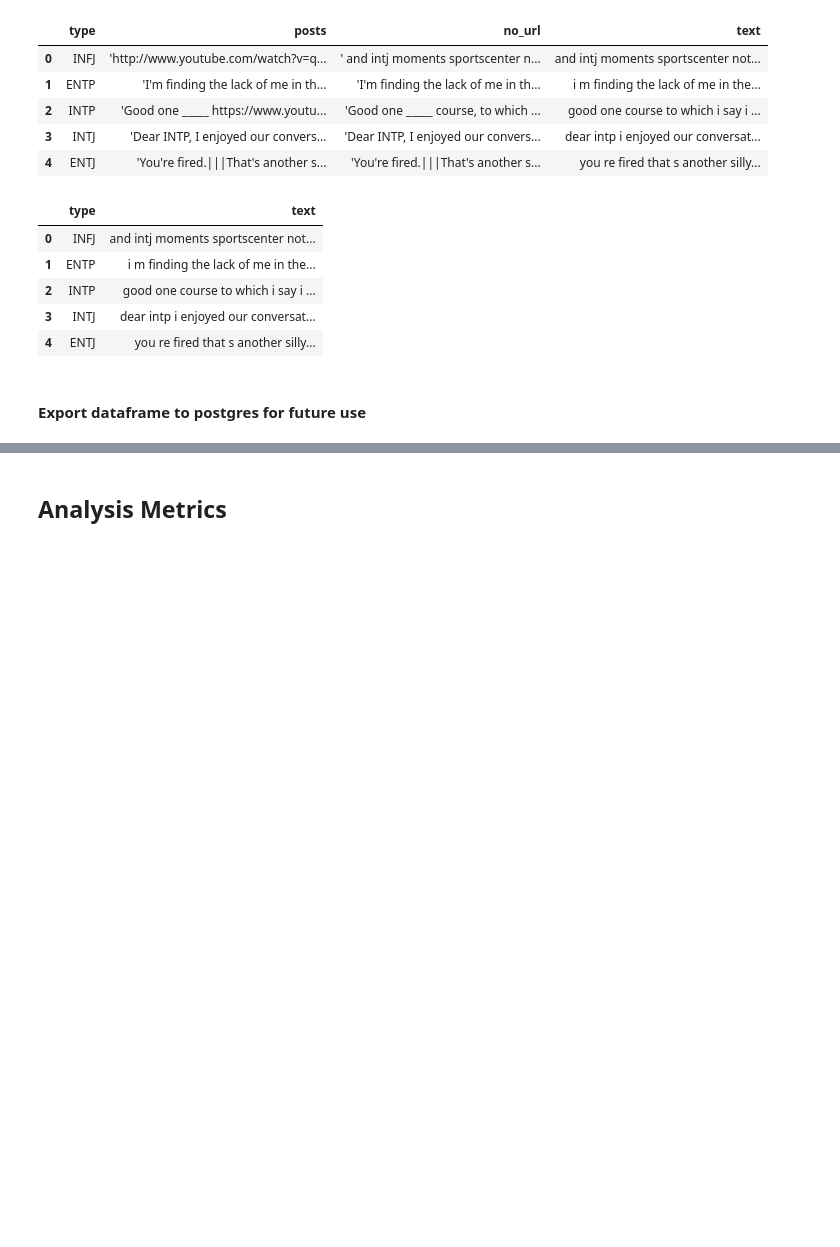
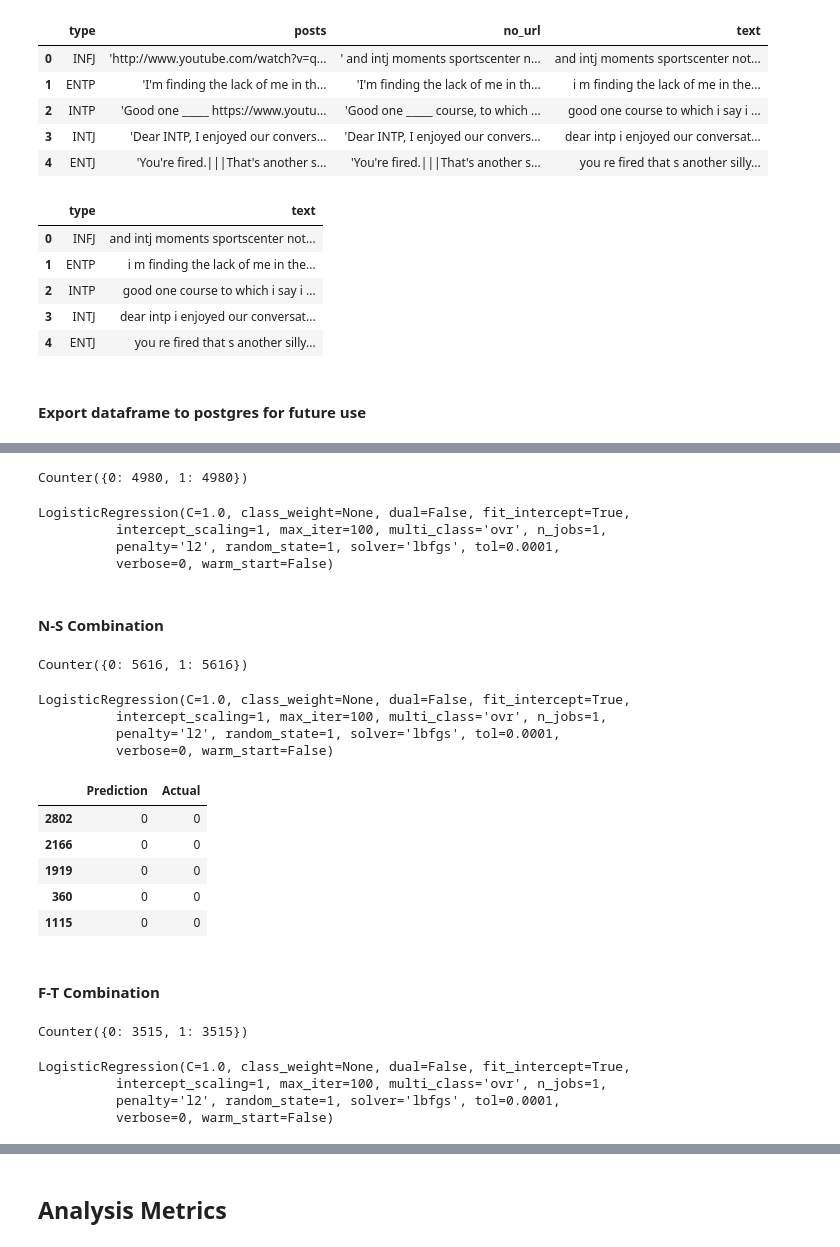
Before and after one commit to shaunwang1350/MyersBriggsMLProject, a Jupyter notebook: Notebooks/Master_notebook/Final Combined Model.ipynb, the cells around one changed output, grey strips where cells are left out. Saved outputs shown, nothing was run; the diff lists cells and outputs as text; code cells hidden in the pictures; blank space fills up the shorter version.

```diff
--- a/Notebooks/Master_notebook/Final Combined Model.ipynb
+++ b/Notebooks/Master_notebook/Final Combined Model.ipynb
@@ -490,0 +402,22 @@ clf_JP_pred.head()
+# %%
+# implement random oversampling
+from imblearn.over_sampling import RandomOverSampler
+ros = RandomOverSampler(random_state=1)
+
+y_EI_train = y_all_train['E0-I1']
+y_EI_test = y_all_test['E0-I1']
+
+X_resampled_ros, y_EI_resampled_ros = ros.fit_sample(X_train, y_EI_train)
+
+from collections import Counter
+Counter(y_EI_resampled_ros)
+# %% [output]
+Counter({0: 4980, 1: 4980})
+# %%
+# Fit E-I combination with oversampled x_train and y_EI_train
+classifier.fit(X_resampled_ros, y_EI_resampled_ros)
+# %% [output]
+LogisticRegression(C=1.0, class_weight=None, dual=False, fit_intercept=True,
+          intercept_scaling=1, max_iter=100, multi_class='ovr', n_jobs=1,
+          penalty='l2', random_state=1, solver='lbfgs', tol=0.0001,
+          verbose=0, warm_start=False)
@@ -490,0 +431,32 @@ clf_JP_pred.head()
+# %% [markdown]
+#### N-S Combination
+# %%
+# resample N-S combination
+y_NS_train = y_all_train['N0-S1']
+y_NS_test = y_all_test['N0-S1']
+
+X_resampled_ros, y_NS_resampled_ros = ros.fit_sample(X_train, y_NS_train)
+
+Counter(y_NS_resampled_ros)
+# %% [output]
+Counter({0: 5616, 1: 5616})
+# %%
+# Fit N-S combination with oversampled x_train and y_NS_train
+classifier.fit(X_resampled_ros, y_NS_resampled_ros)
+# %% [output]
+LogisticRegression(C=1.0, class_weight=None, dual=False, fit_intercept=True,
+          intercept_scaling=1, max_iter=100, multi_class='ovr', n_jobs=1,
+          penalty='l2', random_state=1, solver='lbfgs', tol=0.0001,
+          verbose=0, warm_start=False)
+# %%
+# Predict outcomes for test data set
+y_NS_pred_ros = classifier.predict(X_test)
+NS_result = pd.DataFrame({"Prediction": y_NS_pred_ros, "Actual": y_NS_test})
+NS_result.head(5)
+# %% [output]
+|  | Prediction | Actual |
+| 2802 | 0 | 0 |
+| 2166 | 0 | 0 |
+| 1919 | 0 | 0 |
+| 360 | 0 | 0 |
+| 1115 | 0 | 0 |
@@ -490,0 +466,20 @@ clf_JP_pred.head()
+# %% [markdown]
+#### F-T Combination
+# %%
+# resample F-T combination
+y_FT_train = y_all_train['F0-T1']
+y_FT_test = y_all_test['F0-T1']
+
+X_resampled_ros, y_FT_resampled_ros = ros.fit_sample(X_train, y_FT_train)
+
+Counter(y_FT_resampled_ros)
+# %% [output]
+Counter({0: 3515, 1: 3515})
+# %%
+# Fit F-T combination with oversampled x_train and y_FT_train
+classifier.fit(X_resampled_ros, y_FT_resampled_ros)
+# %% [output]
+LogisticRegression(C=1.0, class_weight=None, dual=False, fit_intercept=True,
+          intercept_scaling=1, max_iter=100, multi_class='ovr', n_jobs=1,
+          penalty='l2', random_state=1, solver='lbfgs', tol=0.0001,
+          verbose=0, warm_start=False)
```
Also changed, not shown: parts of 58 cells of this notebook, 8 other files.
